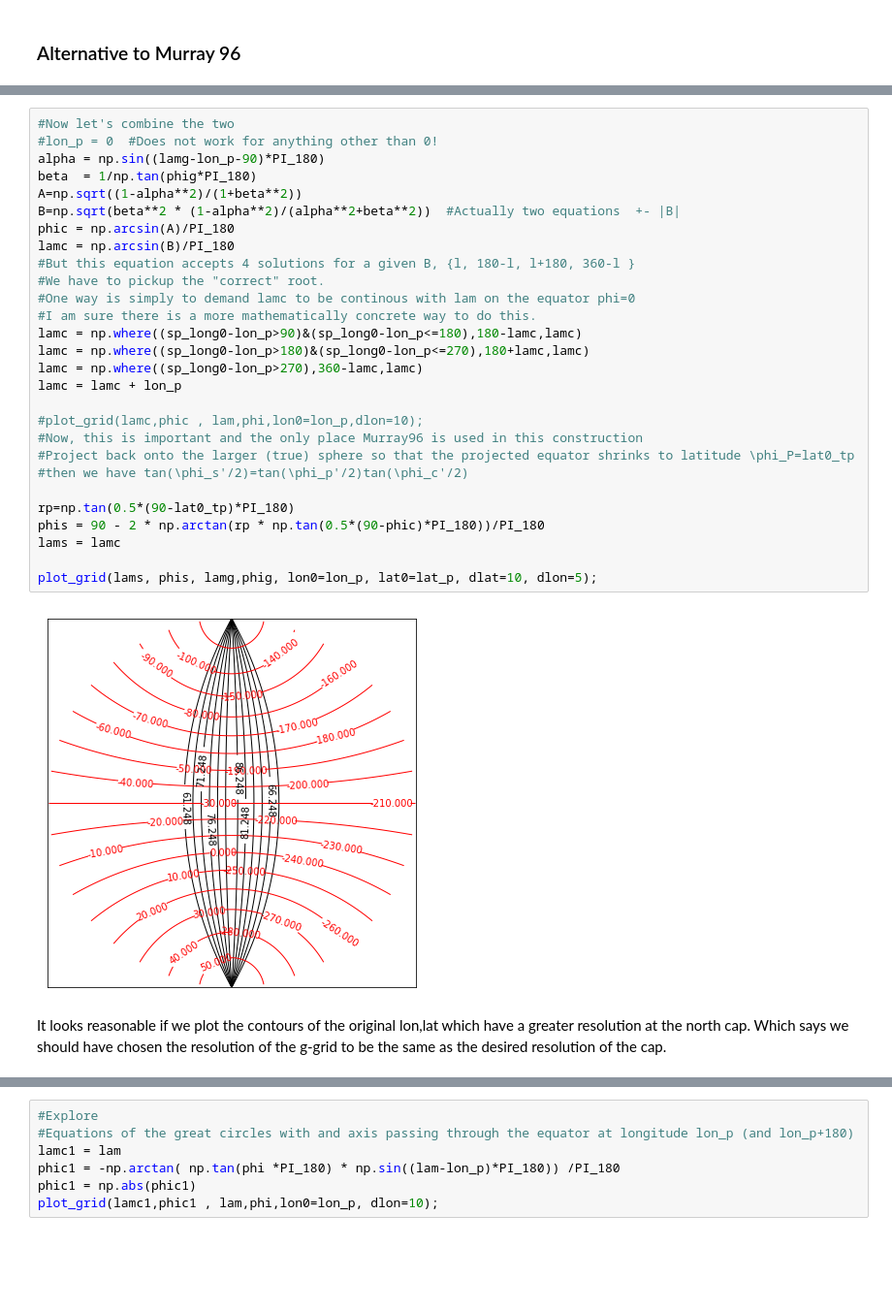
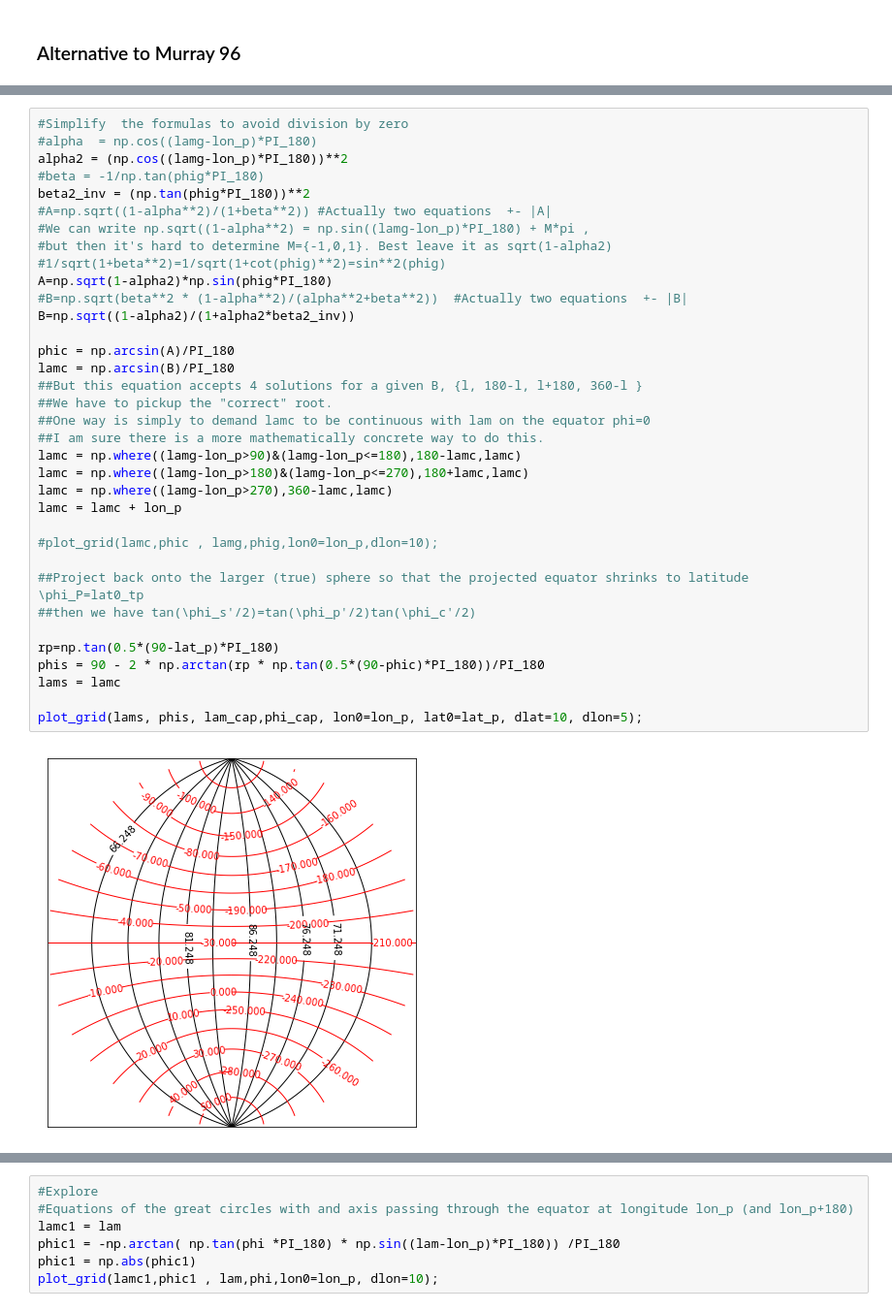
Before and after one commit to nikizadehgfdl/grid_generation, a Jupyter notebook: ocean_grid_tripolar.25.ipynb, the cells around one changed output, grey strips where cells are left out. Shown at 97% size. Drawn from its saved outputs; the diff is of its cells as text; blank space fills up the shorter version.

```diff
--- a/ocean_grid_tripolar.25.ipynb
+++ b/ocean_grid_tripolar.25.ipynb
@@ -230,32 +263,37 @@ phi.start 0.0 phi.shape (239, 2881)
 # %%
-#Now let's combine the two
-#lon_p = 0  #Does not work for anything other than 0!
-alpha = np.sin((lamg-lon_p-90)*PI_180)
-beta  = 1/np.tan(phig*PI_180)
-A=np.sqrt((1-alpha**2)/(1+beta**2))
-B=np.sqrt(beta**2 * (1-alpha**2)/(alpha**2+beta**2))  #Actually two equations  +- |B|
+#Simplify  the formulas to avoid division by zero
+#alpha  = np.cos((lamg-lon_p)*PI_180)
+alpha2 = (np.cos((lamg-lon_p)*PI_180))**2
+#beta = -1/np.tan(phig*PI_180)
+beta2_inv = (np.tan(phig*PI_180))**2
+#A=np.sqrt((1-alpha**2)/(1+beta**2)) #Actually two equations  +- |A|
+#We can write np.sqrt((1-alpha**2) = np.sin((lamg-lon_p)*PI_180) + M*pi ,
+#but then it's hard to determine M={-1,0,1}. Best leave it as sqrt(1-alpha2)
+#1/sqrt(1+beta**2)=1/sqrt(1+cot(phig)**2)=sin**2(phig)
+A=np.sqrt(1-alpha2)*np.sin(phig*PI_180)
+#B=np.sqrt(beta**2 * (1-alpha**2)/(alpha**2+beta**2))  #Actually two equations  +- |B|
+B=np.sqrt((1-alpha2)/(1+alpha2*beta2_inv))
+
 phic = np.arcsin(A)/PI_180
 lamc = np.arcsin(B)/PI_180
-#But this equation accepts 4 solutions for a given B, {l, 180-l, l+180, 360-l }
-#We have to pickup the "correct" root.
-#One way is simply to demand lamc to be continous with lam on the equator phi=0
-#I am sure there is a more mathematically concrete way to do this.
-lamc = np.where((sp_long0-lon_p>90)&(sp_long0-lon_p<=180),180-lamc,lamc)
-lamc = np.where((sp_long0-lon_p>180)&(sp_long0-lon_p<=270),180+lamc,lamc)
-lamc = np.where((sp_long0-lon_p>270),360-lamc,lamc)
+##But this equation accepts 4 solutions for a given B, {l, 180-l, l+180, 360-l }
+##We have to pickup the "correct" root.
+##One way is simply to demand lamc to be continuous with lam on the equator phi=0
+##I am sure there is a more mathematically concrete way to do this.
+lamc = np.where((lamg-lon_p>90)&(lamg-lon_p<=180),180-lamc,lamc)
+lamc = np.where((lamg-lon_p>180)&(lamg-lon_p<=270),180+lamc,lamc)
+lamc = np.where((lamg-lon_p>270),360-lamc,lamc)
 lamc = lamc + lon_p
 
-#plot_grid(lamc,phic , lam,phi,lon0=lon_p,dlon=10);
-#Now, this is important and the only place Murray96 is used in this construction
-#Project back onto the larger (true) sphere so that the projected equator shrinks to latitude \phi_P=lat0_tp
-#then we have tan(\phi_s'/2)=tan(\phi_p'/2)tan(\phi_c'/2)
+#plot_grid(lamc,phic , lamg,phig,lon0=lon_p,dlon=10);
 
-rp=np.tan(0.5*(90-lat0_tp)*PI_180)
+##Project back onto the larger (true) sphere so that the projected equator shrinks to latitude \phi_P=lat0_tp
+##then we have tan(\phi_s'/2)=tan(\phi_p'/2)tan(\phi_c'/2)
+
+rp=np.tan(0.5*(90-lat_p)*PI_180)
 phis = 90 - 2 * np.arctan(rp * np.tan(0.5*(90-phic)*PI_180))/PI_180
 lams = lamc
 
-plot_grid(lams, phis, lamg,phig, lon0=lon_p, lat0=lat_p, dlat=10, dlon=5);
+plot_grid(lams, phis, lam_cap,phi_cap, lon0=lon_p, lat0=lat_p, dlat=10, dlon=5);
 # %% [output]
-[figure, old version]
+[figure, new version]
-# %% [markdown]
-It looks reasonable if we plot the contours of the original lon,lat which have a greater resolution at the north cap. Which says we should have chosen the resolution of the g-grid to be the same as the desired resolution of the cap.
```
Also changed, not shown: parts of 24 cells of this notebook.
